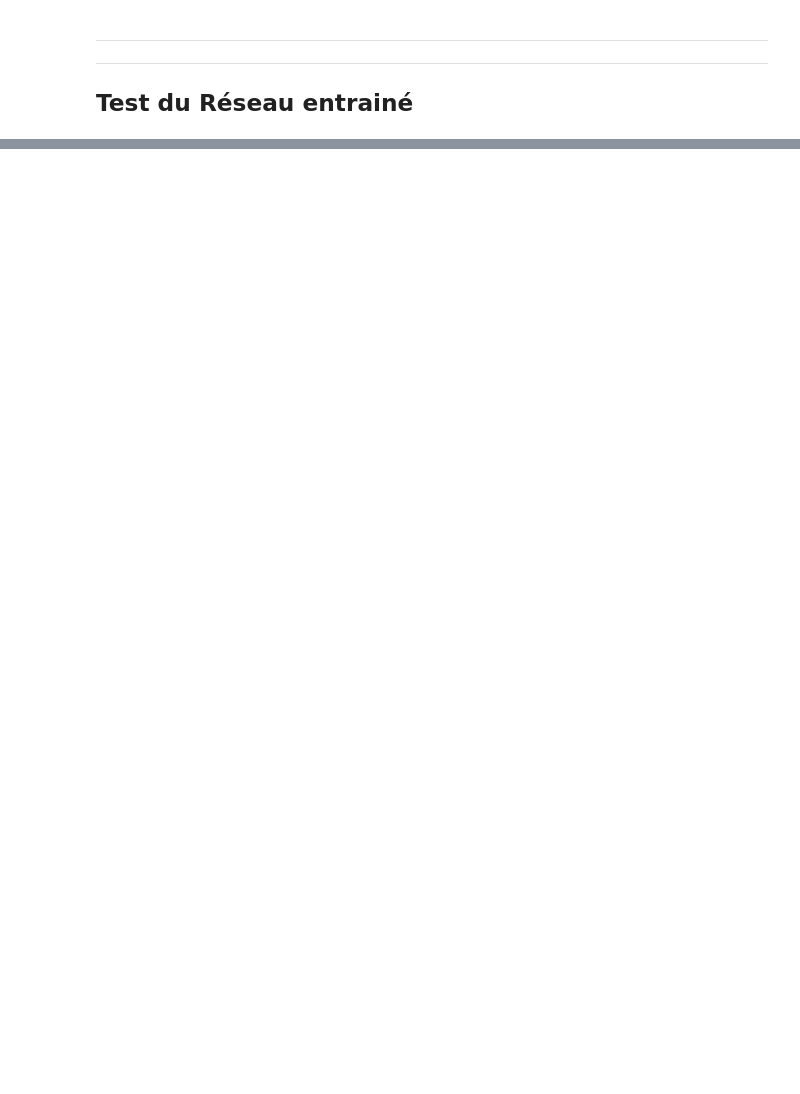
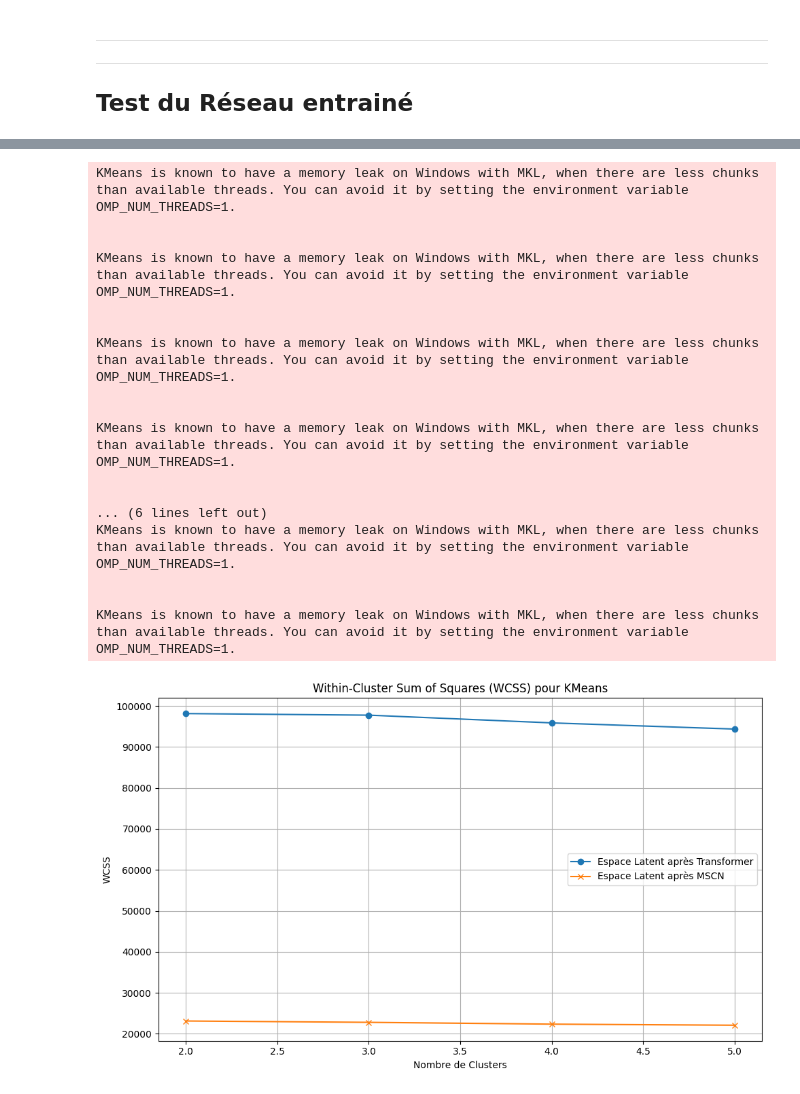
Before and after one commit to deubn31/PTI-Analyse-Classification-de-signaux-EEG, a Jupyter notebook: Classification_Non_Superviée_1.ipynb, the cells around one changed output, grey strips where cells are left out. Drawn from its saved outputs; the diff is of its cells as text; code cells hidden in the pictures; blank space fills up the shorter version.

Commit message:
Ajout d'une partie analyse de l'espace latent

```diff
--- a/Classification_Non_Superviée_1.ipynb
+++ b/Classification_Non_Superviée_1.ipynb
@@ -1384,0 +1517,52 @@ fig.show()
+# %%
+# Calcul du WCSS
+
+"""
+Définition : Somme des distances au carré entre chaque point et le centroïde de son cluster.
+Interprétation : Plus l'inertie est faible, meilleure est la cohésion des clusters.
+"""
+
+# Initialisation de la liste pour stocker les valeurs de WCSS
+wcss1 = []
+wcss2 = []
+n_clusters = 5  # Nombre de clusters max
+
+# Calcul de WCSS pour les clusters de 2 à n_clusters
+for i in range(2, n_clusters + 1):
+    kmeans1 = KMeans(n_clusters=i, random_state=42)
+    kmeans2 = KMeans(n_clusters=i, random_state=42)
+    kmeans1.fit(latentspace1)
+    kmeans2.fit(latentspace2)
+    wcss1.append(kmeans1.inertia_)
+    wcss2.append(kmeans2.inertia_)
+
+# Tracer la courbe de WCSS
+plt.figure(figsize=(10, 6))
+plt.plot(range(2, n_clusters + 1), wcss1, marker='o', label='Espace Latent après Transformer')
+plt.plot(range(2, n_clusters + 1), wcss2, marker='x', label='Espace Latent après MSCN')
+plt.title('Within-Cluster Sum of Squares (WCSS) pour KMeans')
+plt.xlabel('Nombre de Clusters')
+plt.ylabel('WCSS')
+plt.legend()
+plt.grid()
+plt.tight_layout()
+plt.show()
+# %% [output]
+KMeans is known to have a memory leak on Windows with MKL, when there are less chunks than available threads. You can avoid it by setting the environment variable OMP_NUM_THREADS=1.
+
+
+KMeans is known to have a memory leak on Windows with MKL, when there are less chunks than available threads. You can avoid it by setting the environment variable OMP_NUM_THREADS=1.
+
+
+KMeans is known to have a memory leak on Windows with MKL, when there are less chunks than available threads. You can avoid it by setting the environment variable OMP_NUM_THREADS=1.
+
+
+KMeans is known to have a memory leak on Windows with MKL, when there are less chunks than available threads. You can avoid it by setting the environment variable OMP_NUM_THREADS=1.
+
+
+... (6 lines left out)
+KMeans is known to have a memory leak on Windows with MKL, when there are less chunks than available threads. You can avoid it by setting the environment variable OMP_NUM_THREADS=1.
+
+
+KMeans is known to have a memory leak on Windows with MKL, when there are less chunks than available threads. You can avoid it by setting the environment variable OMP_NUM_THREADS=1.
+[figure, added]
```
Also changed, not shown: parts of 23 cells of this notebook.
